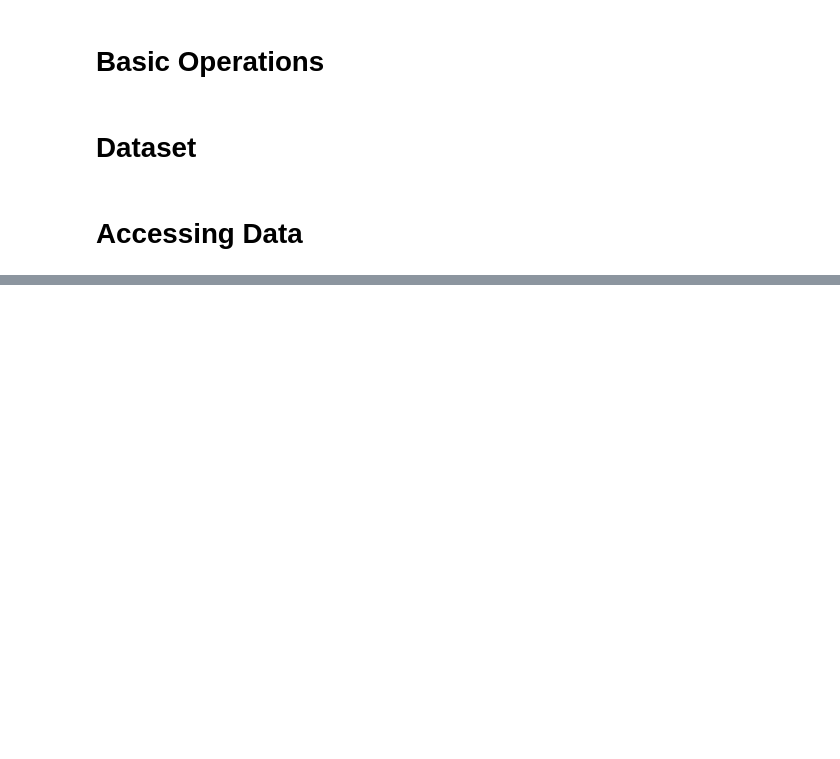
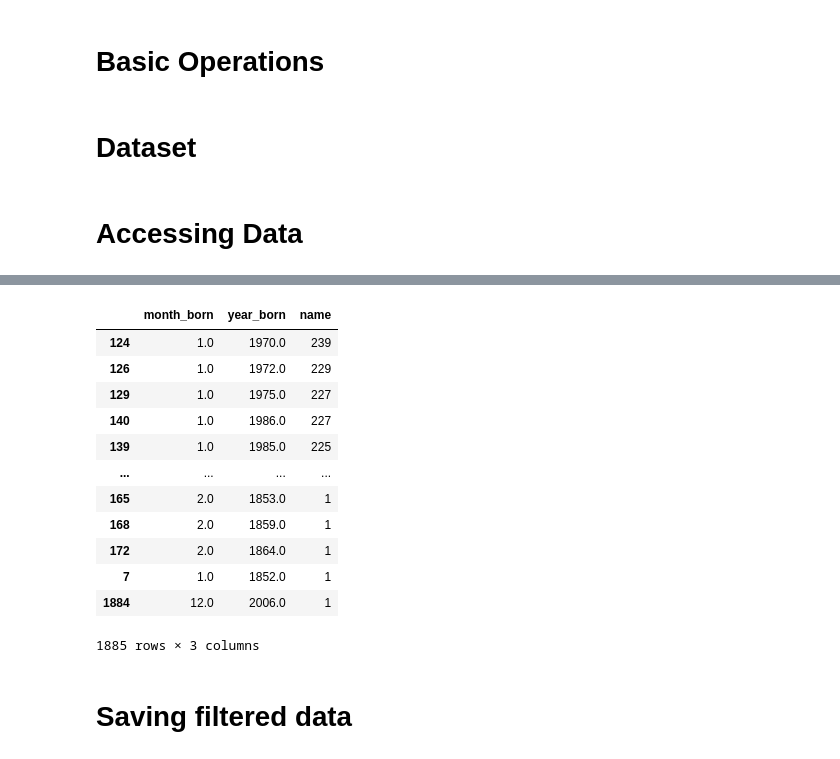
Before and after one commit to MahmudGalib7/AI-Olympiad, a Jupyter notebook: data_analysis/notebook/learning_pandas.ipynb, the cells around one changed output, grey strips where cells are left out. Drawn from its saved outputs; the diff is of its cells as text; code cells hidden in the pictures; blank space fills up the shorter version.

```diff
--- a/data_analysis/notebook/learning_pandas.ipynb
+++ b/data_analysis/notebook/learning_pandas.ipynb
@@ -38,10 +45,20 @@ df.size
 # %% [markdown]
 # Dataset
 # %%
-coffee = pd.read_csv('/content/drive/MyDrive/AI-Olympiad Notebook/Data Science/Dataset/warmup-data/coffee.csv')
-results = pd.read_parquet('/content/drive/MyDrive/AI-Olympiad Notebook/Data Science/Dataset/data/results.parquet')
-olympics_data = pd.read_excel('/content/drive/MyDrive/AI-Olympiad Notebook/Data Science/Dataset/data/olympics-data.xlsx')
-bios = pd.read_csv('/content/drive/MyDrive/AI-Olympiad Notebook/Data Science/Dataset/data/bios.csv')
+# drive
+
+# coffee = pd.read_csv('/content/drive/MyDrive/AI-Olympiad Notebook/Data Science/Dataset/warmup-data/coffee.csv')
+# results = pd.read_parquet('/content/drive/MyDrive/AI-Olympiad Notebook/Data Science/Dataset/data/results.parquet')
+# olympics_data = pd.read_excel('/content/drive/MyDrive/AI-Olympiad Notebook/Data Science/Dataset/data/olympics-data.xlsx')
+# bios = pd.read_csv('/content/drive/MyDrive/AI-Olympiad Notebook/Data Science/Dataset/data/bios.csv')
+# nocs = pd.read_csv('/content/drive/MyDrive/AI-Olympiad Notebook/Data Science/Dataset/data/noc_regions.csv')
+
+# Local
+coffee = pd.read_csv('Dataset/warmup-data/coffee.csv')
+results = pd.read_parquet('Dataset/data/results.parquet')
+olympics_data = pd.read_excel('Dataset/data/olympics-data.xlsx')
+bios = pd.read_csv('Dataset/data/bios.csv')
+nocs = pd.read_csv('Dataset/data/noc_regions.csv')
 # %%
 coffee
 # %%
@@ -87,0 +96,5 @@ coffee.loc[1:3, "Units Sold"] = 10
+# %%
+for index, row in coffee.iterrows():
+    print(index)
+    print(row["Units Sold"])
+    print("\n \n")
@@ -107,0 +139,11 @@ coffee
+# %%
+bios['height_catergory'] = bios['height_cm'].apply(lambda x: 'Short' if x < 165 else ('Average' if x < 185 else 'Tall'))
+# %%
+def categorize_athelete(row):
+    if row['height_cm'] < 165 and row['weight_kg'] < 70:
+        return "LightWeight"
+    elif row['height_cm'] < 185 or row['weight_kg'] < 80:
+        return "Middleweight"
+    else:
+        return "Heavyweight"
+bios['weight_category'] = bios.apply(categorize_athelete, axis=1)
@@ -107,0 +305,21 @@ coffee
+# %%
+bios['born_date'] = pd.to_datetime(bios['born_date'])
+bios['month_born'] = bios['born_date'].dt.month
+bios['year_born'] = bios['born_date'].dt.year
+bios.groupby(['month_born', 'year_born'])['name'].count().reset_index().sort_values('name', ascending=False)
+# %% [output]
+|  | month_born | year_born | name |
+| 124 | 1.0 | 1970.0 | 239 |
+| 126 | 1.0 | 1972.0 | 229 |
+| 129 | 1.0 | 1975.0 | 227 |
+| 140 | 1.0 | 1986.0 | 227 |
+| 139 | 1.0 | 1985.0 | 225 |
+| ... | ... | ... | ... |
+| 165 | 2.0 | 1853.0 | 1 |
+| 168 | 2.0 | 1859.0 | 1 |
+| 172 | 2.0 | 1864.0 | 1 |
+| 7 | 1.0 | 1852.0 | 1 |
+| 1884 | 12.0 | 2006.0 | 1 |
+1885 rows × 3 columns
+# %% [markdown]
+# Saving filtered data
```
Also changed, not shown: parts of 43 cells of this notebook.
